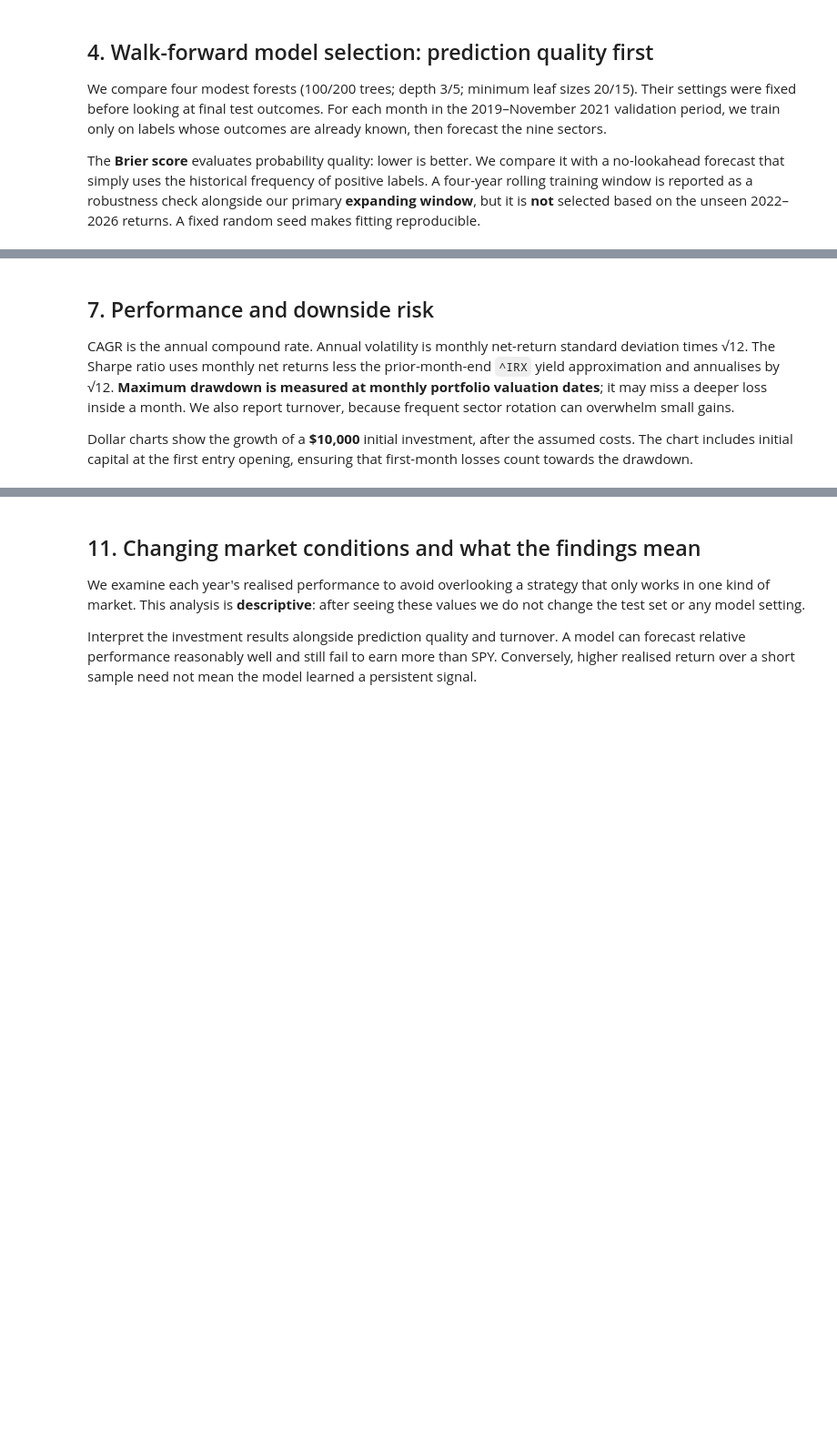
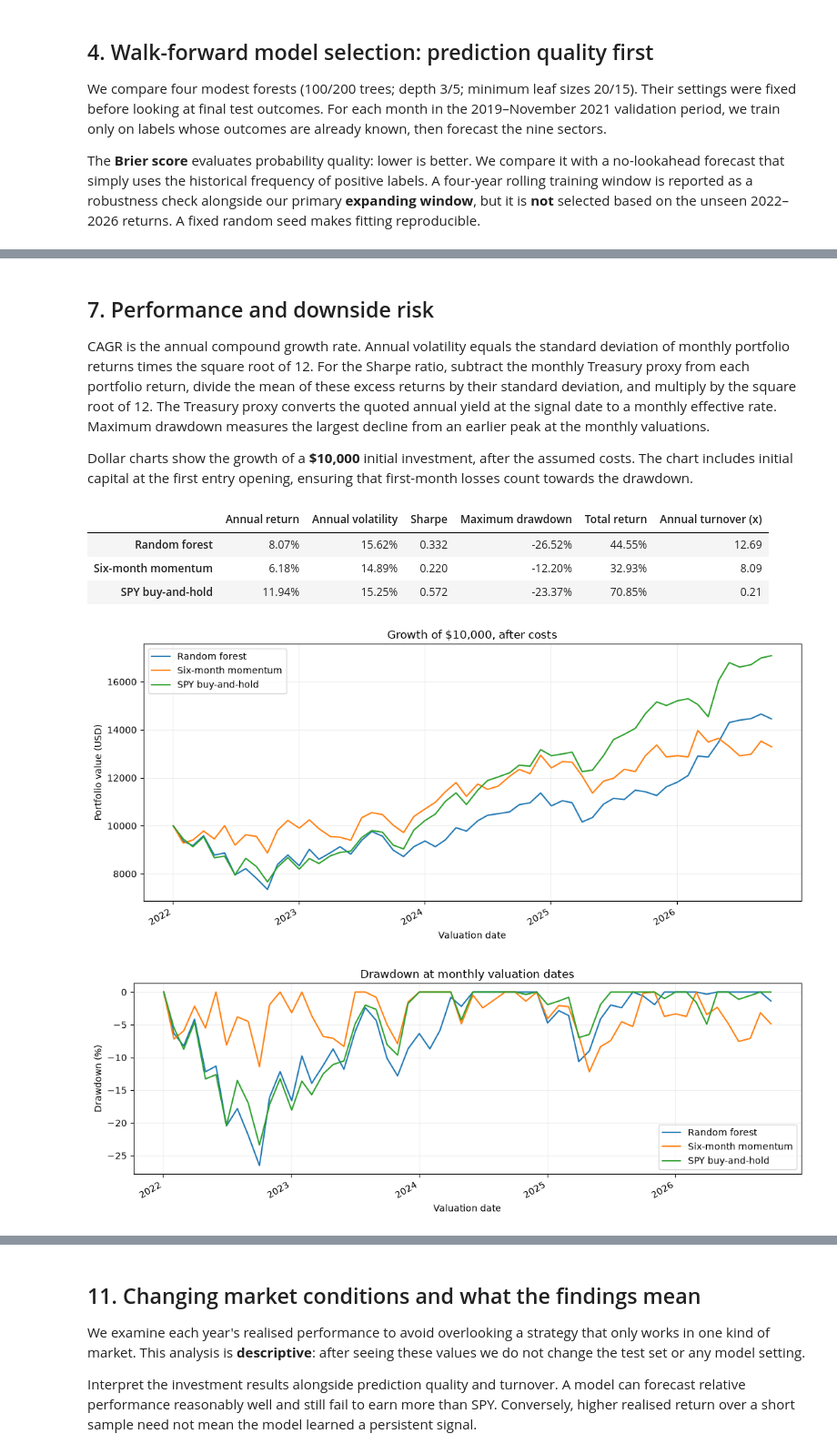
Before and after one commit to schwartzberg/hed_ml_w_finance, a Jupyter notebook: notebooks/Finance_with_ML_CSCI_E278.ipynb, the cells around one changed output, grey strips where cells are left out. Shown at 91% size. Saved outputs shown, nothing was run; the diff lists cells and outputs as text; code cells hidden in the pictures; blank space fills up the shorter version.

Commit message:
Finish verified notebook, HTML report and approved abstract

```diff
--- a/notebooks/Finance_with_ML_CSCI_E278.ipynb
+++ b/notebooks/Finance_with_ML_CSCI_E278.ipynb
@@ -50,6 +48,7 @@ Research data must come from an actual Yahoo Finance snapshot; test fixtures
 are allowed in automated tests but must not be included in reported results.
 """
 from pathlib import Path
+from datetime import datetime, timezone
 import hashlib
 import json
 import numpy as np
@@ -100,8 +99,8 @@ def load_prices(folder='data',refresh=False):
             expected=saved.get('sha256',{}).get(file.name)
             if not expected or hashlib.sha256(file.read_bytes()).hexdigest()!=expected:
                 raise RuntimeError(f'Data snapshot integrity check failed for {file.name}')
-        opened,closed=(pd.read_csv(p,index_col=0,parse_dates=True) for p in paths[:2])
-        yield_pct=pd.read_csv(paths[2],index_col=0,parse_dates=True).iloc[:,0]
+        opened,closed=(pd.read_csv(p,index_col=0,parse_dates=True,float_precision='round_trip') for p in paths[:2])
+        yield_pct=pd.read_csv(paths[2],index_col=0,parse_dates=True,float_precision='round_trip').iloc[:,0]
     else:
         import yfinance as yf
         raw=yf.download(list(TICKERS),start='2014-01-01',end='2026-10-10',
@@ -112,10 +111,12 @@ def load_prices(folder='data',refresh=False):
                       auto_adjust=False,interval='1d',progress=False,threads=False)
         if y is None or y.empty: raise RuntimeError('Yahoo 13-week yield download failed')
         yield_pct=_extract(y,'Close',('^IRX',)).iloc[:,0].rename('annual_yield_pct')
+        validate_prices(opened,closed,yield_pct)
         opened.to_csv(paths[0]);closed.to_csv(paths[1]);yield_pct.to_frame().to_csv(paths[2])
         manifest={'source':'Yahoo Finance using yfinance','adjustment':'auto_adjust=True',
                   'download_start':'2014-01-01','download_end_exclusive':'2026-10-10',
                   'yfinance_version':getattr(yf,'__version__','unknown'),
+                  'retrieved_utc':datetime.now(timezone.utc).isoformat(),
                   'tickers':list(TICKERS),'yield_proxy':'^IRX',
                   'sha256':{p.name:hashlib.sha256(p.read_bytes()).hexdigest() for p in paths}}
         (d/'manifest.json').write_text(json.dumps(manifest,indent=2))
@@ -193,7 +194,9 @@ def walkforward(panel,start,end,params,rolling_months=None):
         assert len(current)==9
         signal=current.signal_date.iloc[0]
         train=panel[(panel.exit_date<=signal)&(panel.month<str(p))].copy()
-        if rolling_months is not None: train=train[train.month>=str(p-rolling_months)]
+        if rolling_months is not None:
+            latest_complete = pd.Period(train.month.max(), freq='M')
+            train = train[train.month >= str(latest_complete - rolling_months + 1)]
         assert len(train)>=216 and train.label.nunique()==2
         assert (train.exit_date<=signal).all(), 'Future label leaked into training!'
         forest=RandomForestClassifier(**params,max_features='sqrt',random_state=42,n_jobs=1)
@@ -205,7 +208,8 @@ def walkforward(panel,start,end,params,rolling_months=None):
             forecasts.append(dict(month=str(p),ticker=r.ticker,probability=float(q),
                                   reference_probability=prior,label=int(r.label),
                                   signal_date=signal,entry_date=r.entry_date,exit_date=r.exit_date,
-                                  latest_training_exit=train.exit_date.max()))
+                                  latest_training_exit=train.exit_date.max(),
+                                  training_months=train.month.nunique()))
         importances.append(dict(month=str(p),**dict(zip(FEATURES,forest.feature_importances_))))
     out=pd.DataFrame(forecasts)
     assert out.groupby('month').ticker.nunique().eq(9).all()
@@ -250,8 +254,16 @@ def simulate(panel,choices,bps=7.5,spy=False):
         else:
             assert len(choices[month])==3
             weights.loc[list(choices[month])]=1/3
-        traded=float((weights-before).abs().sum())
-        cost=traded*bps/10000
+        # Fees come out of the same account. Target weights apply to wealth
+        # after fees. Solve fee = rate * sum(abs(target dollars - old dollars))
+        # with all amounts expressed as fractions of pre-trade wealth.
+        fee_rate = bps / 10000
+        assert 0 <= fee_rate < 0.01
+        cost = 0.0
+        for _ in range(8):
+            traded = float(((1 - cost) * weights - before).abs().sum())
+            cost = fee_rate * traded
+        assert abs(cost - fee_rate * float(((1 - cost) * weights - before).abs().sum())) < 1e-14
         rs=(pd.Series({'SPY':data.spy_return.iloc[0]}) if spy
             else data.set_index('ticker').realised.reindex(universe))
         gross=1+float(np.dot(weights,rs))
@@ -265,7 +277,7 @@ def simulate(panel,choices,bps=7.5,spy=False):
                          riskfree=data.riskfree.iloc[0],selected=choices[month]))
     out=pd.DataFrame(rows).set_index('month')
     if spy:
-        assert out.turnover.iloc[0]==1
+        assert np.isclose(out.turnover.iloc[0] + out.cost.iloc[0], 1.)
         assert (out.turnover.iloc[1:]==0).all()
     return out
 
@@ -274,10 +286,11 @@ def metrics(result):
     r=result.return_net
     vol=float(r.std(ddof=1)*np.sqrt(12))
     excess=r-result.riskfree
+    excess_vol=float(excess.std(ddof=1)*np.sqrt(12))
     nav=pd.concat([pd.Series([1.],index=['initial']),result.nav])
     dd=float((nav/nav.cummax()-1).min())
     return dict(CAGR=float(result.nav.iloc[-1]**(12/len(r))-1),
-                volatility=vol,sharpe=float(excess.mean()*12/vol) if vol>0 else float('nan'),
+                volatility=vol,sharpe=float(excess.mean()*12/excess_vol) if excess_vol>0 else float('nan'),
                 max_monthly_drawdown=dd,total_return=float(result.nav.iloc[-1]-1),
                 annual_turnover=float(result.turnover.sum()*12/len(r)))
 
@@ -410,25 +498,37 @@ display(pd.DataFrame({'Forest':pd.Series(forest_picks),'Momentum':pd.Series(mome
 # %% [markdown]
 ## 7. Performance and downside risk
 
-CAGR is the annual compound rate. Annual volatility is monthly net-return standard deviation times √12. The Sharpe ratio uses monthly net returns less the prior-month-end `^IRX` yield approximation and annualises by √12. **Maximum drawdown is measured at monthly portfolio valuation dates**; it may miss a deeper loss inside a month. We also report turnover, because frequent sector rotation can overwhelm small gains.
+CAGR is the annual compound growth rate. Annual volatility equals the standard deviation of monthly portfolio returns times the square root of 12. For the Sharpe ratio, subtract the monthly Treasury proxy from each portfolio return, divide the mean of these excess returns by their standard deviation, and multiply by the square root of 12. The Treasury proxy converts the quoted annual yield at the signal date to a monthly effective rate. Maximum drawdown measures the largest decline from an earlier peak at the monthly valuations.
 
 Dollar charts show the growth of a **$10,000** initial investment, after the assumed costs. The chart includes initial capital at the first entry opening, ensuring that first-month losses count towards the drawdown.
 # %%
 performance=pd.DataFrame({k:metrics(v) for k,v in strategies.items()}).T
-print('Main outcome: annual figures are decimal fractions; Sharpe is unitless')
-display(performance.round(4))
+performance_table = performance.rename(columns={
+    'CAGR': 'Annual return', 'volatility': 'Annual volatility', 'sharpe': 'Sharpe',
+    'max_monthly_drawdown': 'Maximum drawdown', 'total_return': 'Total return',
+    'annual_turnover': 'Annual turnover (x)'})
+display(performance_table.style.format({
+    'Annual return':'{:.2%}', 'Annual volatility':'{:.2%}', 'Sharpe':'{:.3f}',
+    'Maximum drawdown':'{:.2%}', 'Total return':'{:.2%}', 'Annual turnover (x)':'{:.2f}'}))
 values=pd.DataFrame({k:v.nav.to_numpy()*10000 for k,v in strategies.items()},
                     index=strategies['Random forest'].valuation_date)
 values.index.name='Valuation date'
 first_open=panel.loc[panel.month=='2022-01','entry_date'].iloc[0]
 values=pd.concat([pd.DataFrame({k:[10000.] for k in values.columns},
                                index=pd.DatetimeIndex([first_open],name='Valuation date')),values])
 assert np.allclose(values.iloc[0].to_numpy(),10000)
 ax=values.plot(figsize=(11,5),title='Growth of $10,000, after costs')
 ax.set_ylabel('Portfolio value (USD)');ax.grid(alpha=.2);plt.tight_layout();plt.show()
 drawdowns=values.div(values.cummax()).sub(1)*100
 assert all(np.isclose(drawdowns[k].min()/100,performance.loc[k,'max_monthly_drawdown'])
            for k in values.columns), 'Drawdown chart differs from risk table'
 ax=drawdowns.plot(figsize=(11,4),title='Drawdown at monthly valuation dates')
 ax.set_ylabel('Drawdown (%)');ax.grid(alpha=.2);plt.tight_layout();plt.show()
+# %% [output]
+|  | Annual return | Annual volatility | Sharpe | Maximum drawdown | Total return | Annual turnover (x) |
+| Random forest | 8.07% | 15.62% | 0.332 | -26.52% | 44.55% | 12.69 |
+| Six-month momentum | 6.18% | 14.89% | 0.220 | -12.20% | 32.93% | 8.09 |
+| SPY buy-and-hold | 11.94% | 15.25% | 0.572 | -23.37% | 70.85% | 0.21 |
+[figure, added]
+[figure, added]
 # %% [markdown]
```
Also changed, not shown: parts of 18 cells of this notebook, 8 other files.
